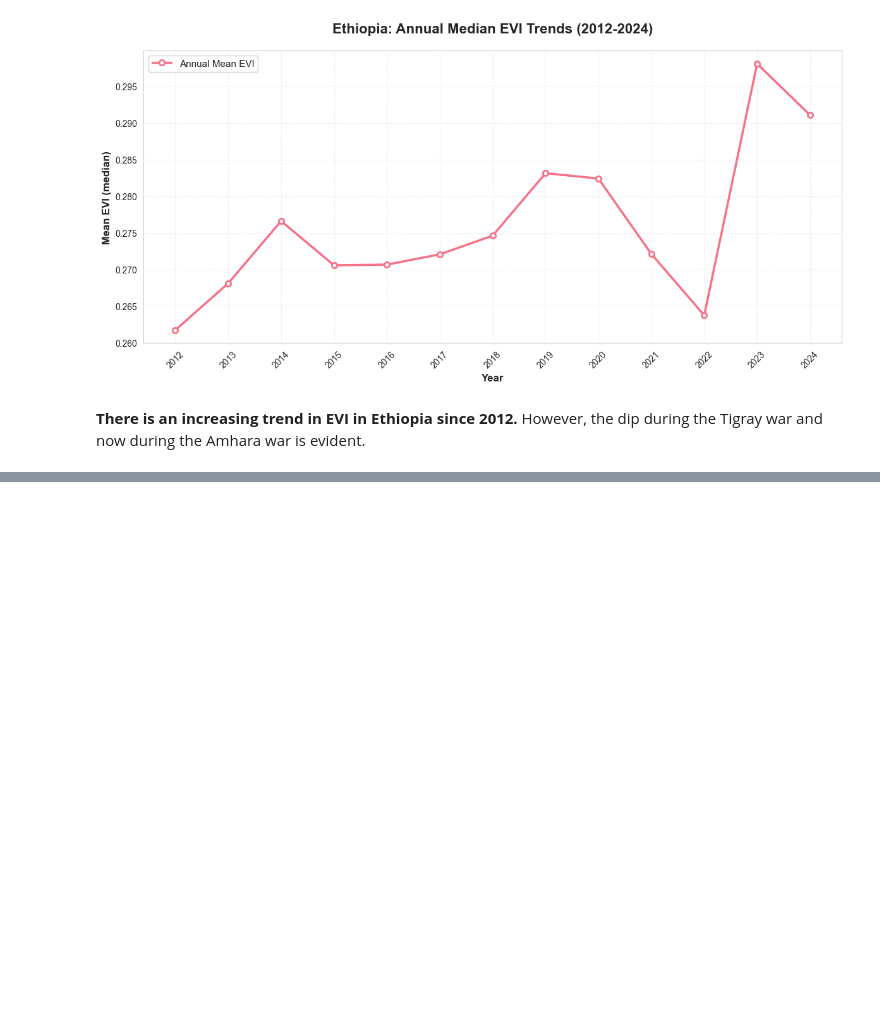
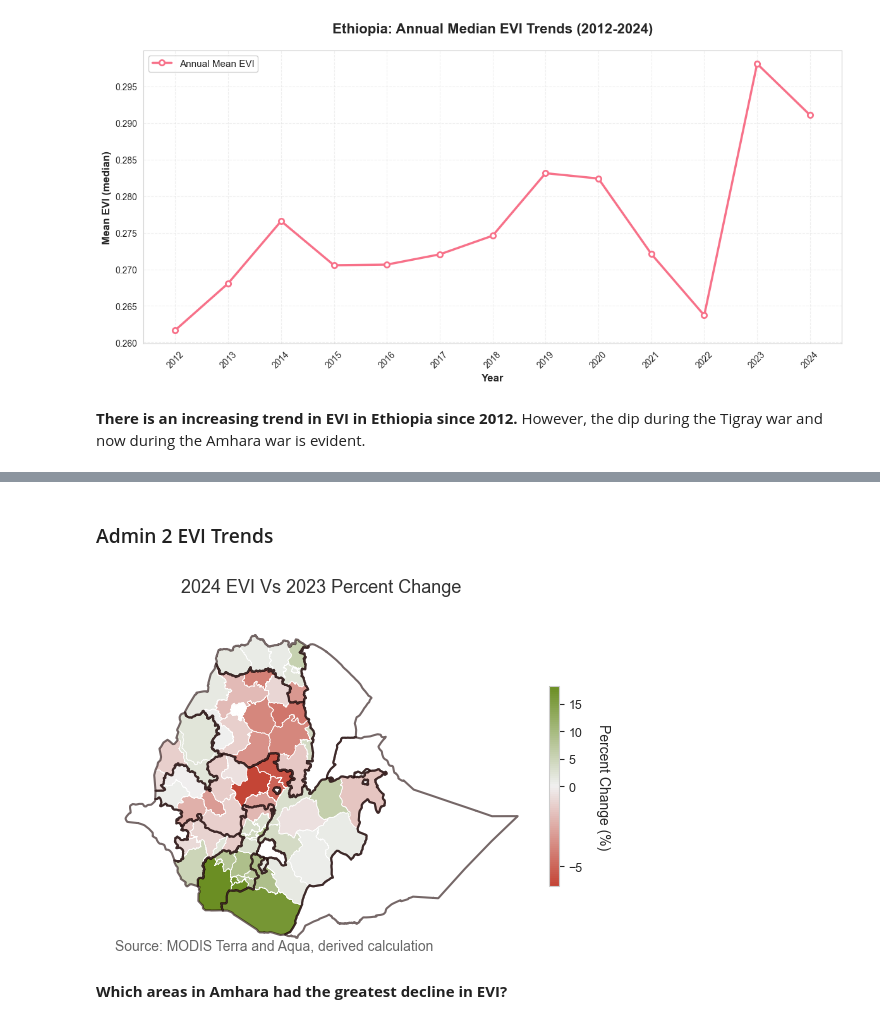
Before and after one commit to datapartnership/ethiopia-economic-monitoring, a Jupyter notebook: notebooks/agriculture/crop-productivity.ipynb, the cells around one changed output, grey strips where cells are left out. Saved outputs shown, nothing was run; the diff lists cells and outputs as text; code cells hidden in the pictures; blank space fills up the shorter version.

```diff
--- a/notebooks/agriculture/crop-productivity.ipynb
+++ b/notebooks/agriculture/crop-productivity.ipynb
@@ -2326,3 +2234,83 @@ evi_median_annual_adm2 = get_annual_percent_change(
 areas_with_decreased_evi = evi_median_annual_adm2[
     evi_median_annual_adm2["percent_change_median_PY"] < 0
 ]["admin_area"].unique()
+# %%
+df = eth_adm2.merge(evi_median_annual_adm2, left_on='ADM2_EN', right_on='admin_area')
+df['percent_change_median_PY'] = df['percent_change_median_PY'].astype('float64')
+# %% [markdown]
+### Admin 2 EVI Trends
+# %%
+import matplotlib.pyplot as plt
+import matplotlib.colors as mcolors
+import numpy as np
+
+# Create the plot with a clean, modern style
+fig, ax = plt.subplots(figsize=(6, 4))
+
+# Remove all spines and background
+ax.spines['top'].set_visible(False)
+ax.spines['right'].set_visible(False)
+ax.spines['bottom'].set_visible(False)
+ax.spines['left'].set_visible(False)
+
+# Remove axis ticks and labels
+ax.set_xticks([])
+ax.set_yticks([])
+
+# Set background to transparent/white
+fig.patch.set_facecolor('white')
+ax.set_facecolor('white')
+
+# Create a diverging colormap centered at 0
+# Using your warm colors: red (#c44536) to neutral to green (#6b8e23)
+colors_list = ['#c44536', '#f0f0f0', '#6b8e23']
+n_bins = 100
+cmap = mcolors.LinearSegmentedColormap.from_list('warm_diverging', colors_list, N=n_bins)
+
+# Get the percent change values for normalization
+pct_change_values = df[df['date_y']=='2024-01-01']['percent_change_median_PY']
+
+# Create a normalization that centers at 0
+norm = mcolors.TwoSlopeNorm(vmin=pct_change_values.min(),
+                           vcenter=0,
+                           vmax=pct_change_values.max())
+
+# Plot the data with gradient colors
+df[df['date_y']=='2024-01-01'].plot(column='percent_change_median_PY',
+                                   ax=ax,
+                                   cmap=cmap,
+                                   norm=norm,
+                                   legend=False,
+                                   linewidth=0.5,
+                                   edgecolor='white')
+
+eth_adm1.boundary.plot(ax=ax, color="#1A0202BC", alpha=0.6)
+
+# Add a custom title
+plt.title('2024 EVI Vs 2023 Percent Change',
+          fontsize=13,
+          pad=20,
+          color='#333333')
+
+# Create a colorbar as legend
+sm = plt.cm.ScalarMappable(cmap=cmap, norm=norm)
+sm.set_array([])
+cbar = plt.colorbar(sm, ax=ax, shrink=0.6, aspect=20, pad=0.02)
+cbar.set_label('Percent Change (%)', rotation=270, labelpad=20, fontsize=10)
+cbar.ax.tick_params(labelsize=9)
+
+# Add a subtle text annotation about the source
+ax.text(0.02, 0.01, 'Source: MODIS Terra and Aqua, derived calculation',
+        transform=ax.transAxes,
+        fontsize=10,
+        alpha=0.7)
+
+# Ensure the plot fills the figure nicely
+plt.tight_layout()
+
+# Display the plot
+plt.show()
+# %% [output]
+[figure, added]
+# %% [markdown]
+**Which areas in Amhara had the greatest decline in EVI?**
```
Also changed, not shown: parts of 24 cells of this notebook.
